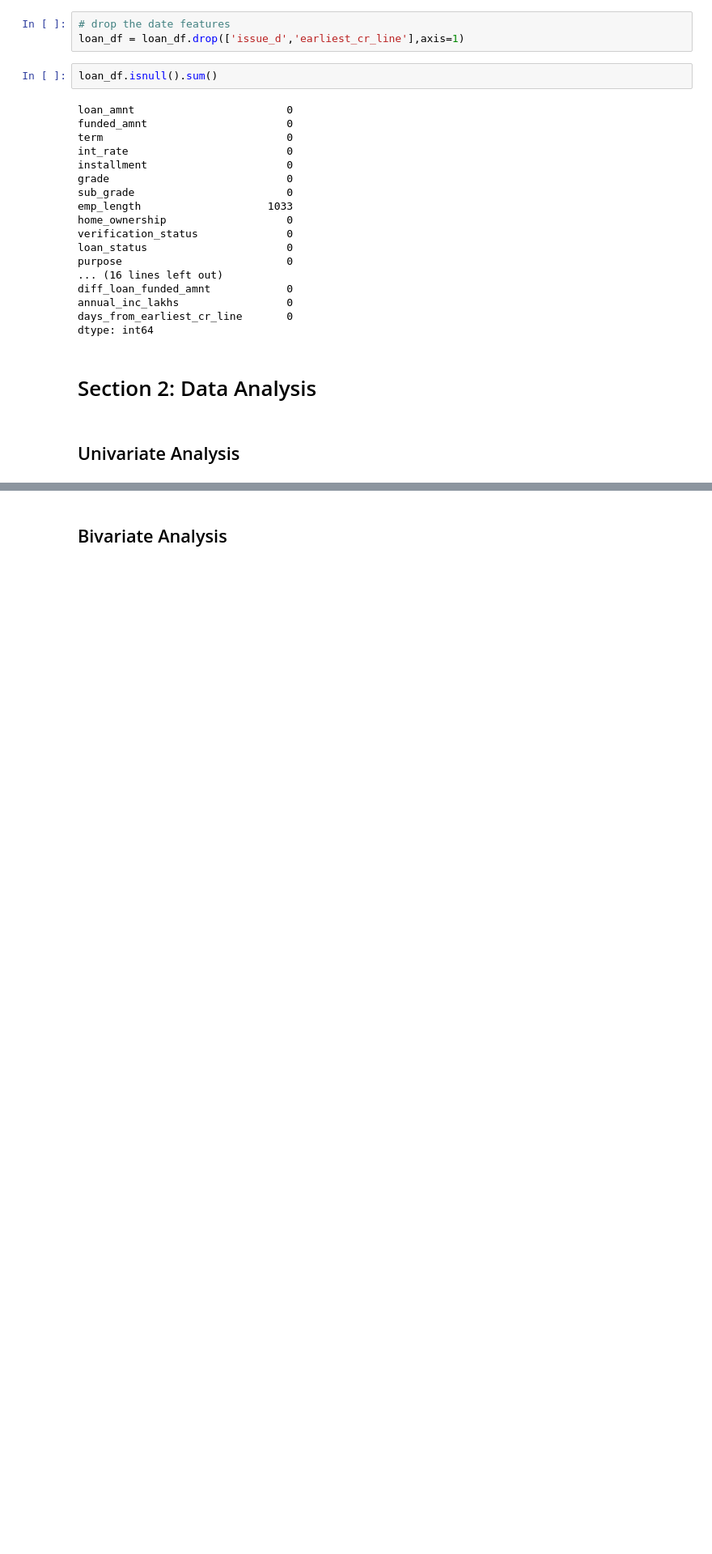
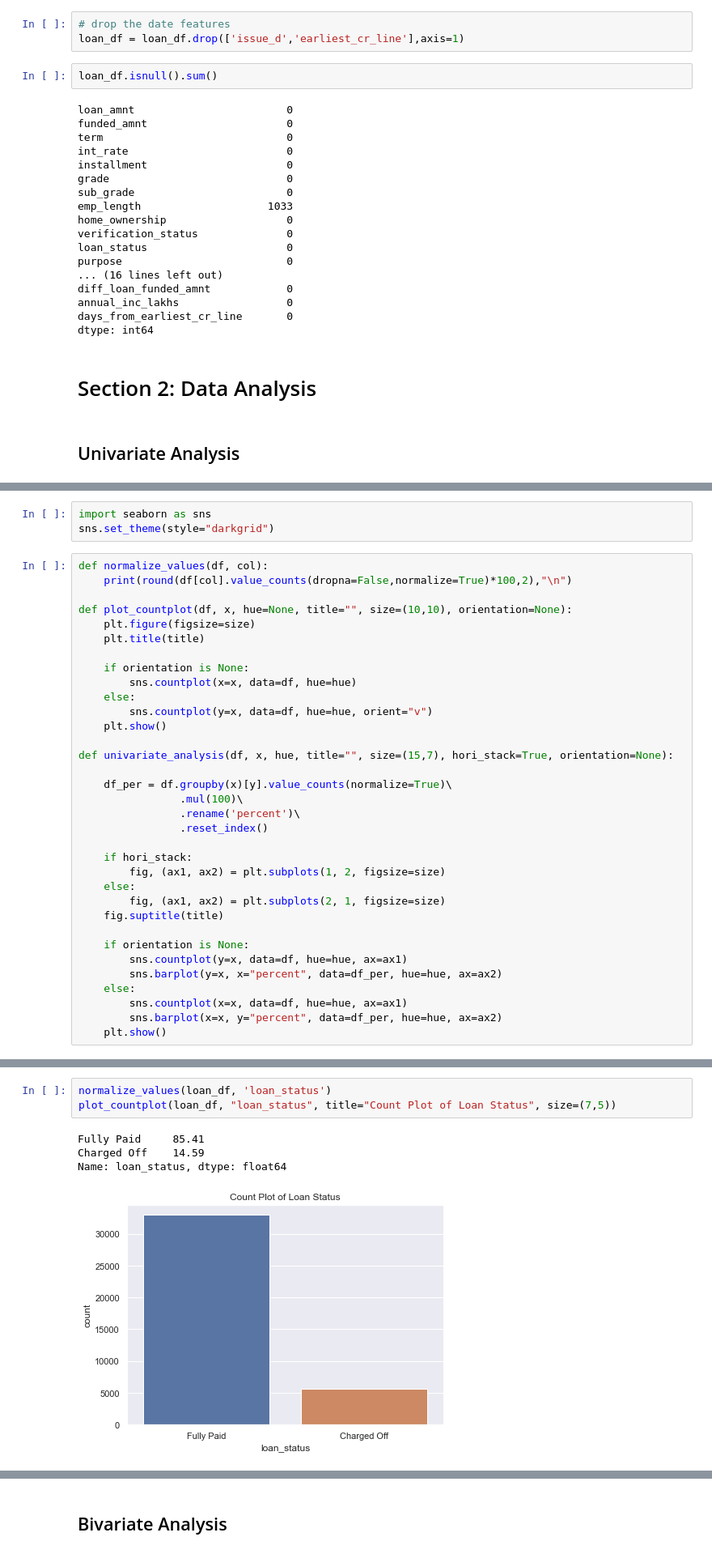
Before and after one commit to G-Slient/fraud_detection, a Jupyter notebook: Lending Club - Case Study.ipynb, the cells around one changed output, grey strips where cells are left out. Shown at 81% size. Drawn from its saved outputs; the diff is of its cells as text; blank space fills up the shorter version.

Commit message:
added univariate analysis

```diff
--- a/Lending Club - Case Study.ipynb
+++ b/Lending Club - Case Study.ipynb
@@ -449,0 +476,37 @@ dtype: int64
+# %%
+import seaborn as sns
+sns.set_theme(style="darkgrid")
+# %%
+def normalize_values(df, col):
+    print(round(df[col].value_counts(dropna=False,normalize=True)*100,2),"\n")
+
+def plot_countplot(df, x, hue=None, title="", size=(10,10), orientation=None):
+    plt.figure(figsize=size)
+    plt.title(title)
+
+    if orientation is None:
+        sns.countplot(x=x, data=df, hue=hue)
+    else:
+        sns.countplot(y=x, data=df, hue=hue, orient="v")
+    plt.show()
+
+def univariate_analysis(df, x, hue, title="", size=(15,7), hori_stack=True, orientation=None):
+
+    df_per = df.groupby(x)[y].value_counts(normalize=True)\
+                .mul(100)\
+                .rename('percent')\
+                .reset_index()
+
+    if hori_stack:
+        fig, (ax1, ax2) = plt.subplots(1, 2, figsize=size)
+    else:
+        fig, (ax1, ax2) = plt.subplots(2, 1, figsize=size)
+    fig.suptitle(title)
+
+    if orientation is None:
+        sns.countplot(y=x, data=df, hue=hue, ax=ax1)
+        sns.barplot(y=x, x="percent", data=df_per, hue=hue, ax=ax2)
+    else:
+        sns.countplot(x=x, data=df, hue=hue, ax=ax1)
+        sns.barplot(x=x, y="percent", data=df_per, hue=hue, ax=ax2)
+    plt.show()
@@ -449,0 +515,8 @@ dtype: int64
+# %%
+normalize_values(loan_df, 'loan_status')
+plot_countplot(loan_df, "loan_status", title="Count Plot of Loan Status", size=(7,5))
+# %% [output]
+Fully Paid     85.41
+Charged Off    14.59
+Name: loan_status, dtype: float64
+[figure, added]
```
Also changed, not shown: parts of 85 cells of this notebook.
